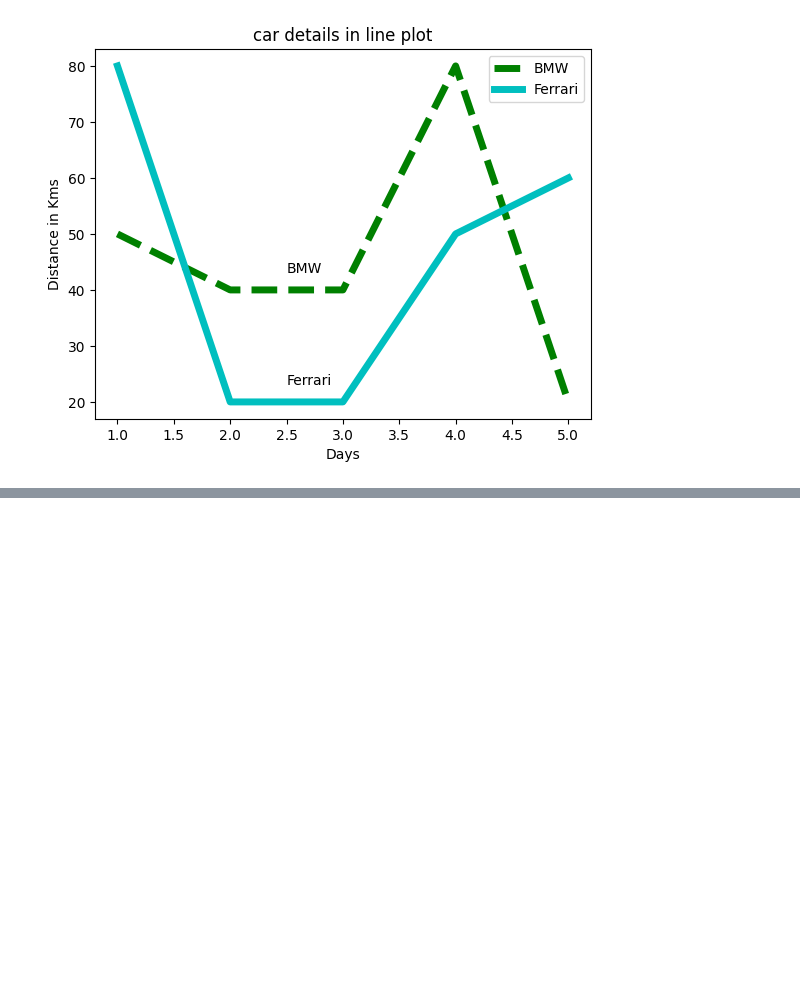
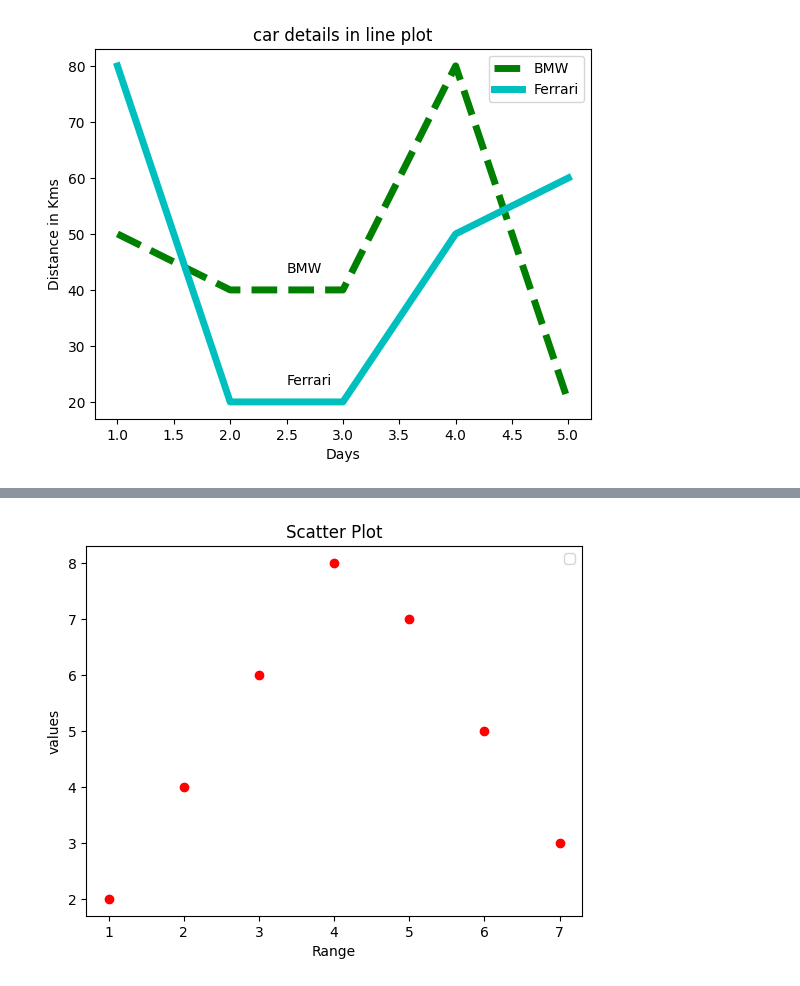
Before and after one commit to Mijewljose/readmj, a Jupyter notebook: Untitled0.ipynb, the cells around one changed output, grey strips where cells are left out. Drawn from its saved outputs; the diff is of its cells as text; code cells hidden in the pictures; blank space fills up the shorter version.

```diff
--- a/Untitled0.ipynb
+++ b/Untitled0.ipynb
@@ -71,0 +117,8 @@ plt.legend()
+# %%
+plt.scatter(x, y, marker='o', color='red')
+plt.xlabel('Range')
+plt.ylabel('values')
+plt.title('Scatter Plot')
+plt.legend()
+plt.show()
+# %% [output]
@@ -71,0 +126 @@ plt.legend()
+[figure, added]
```
Also changed, not shown: parts of 14 cells of this notebook.
